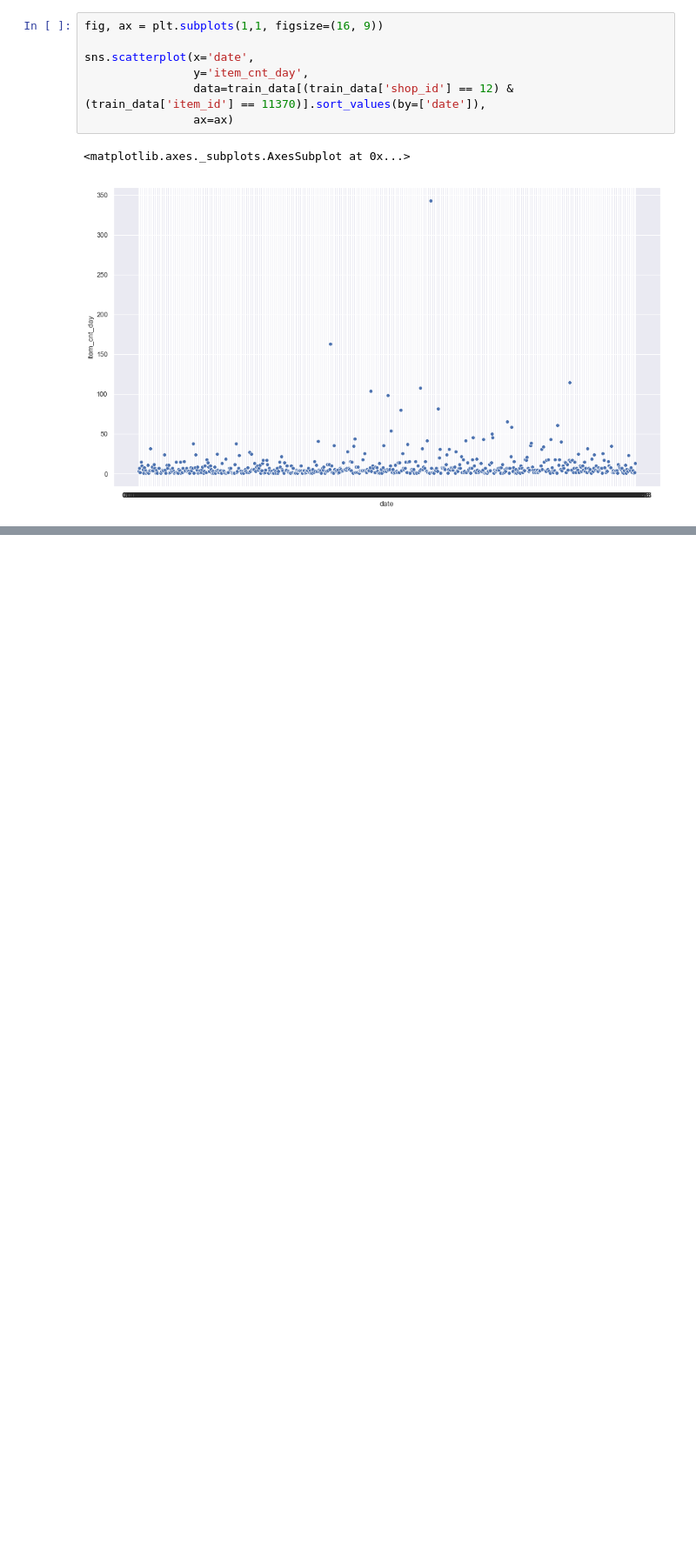
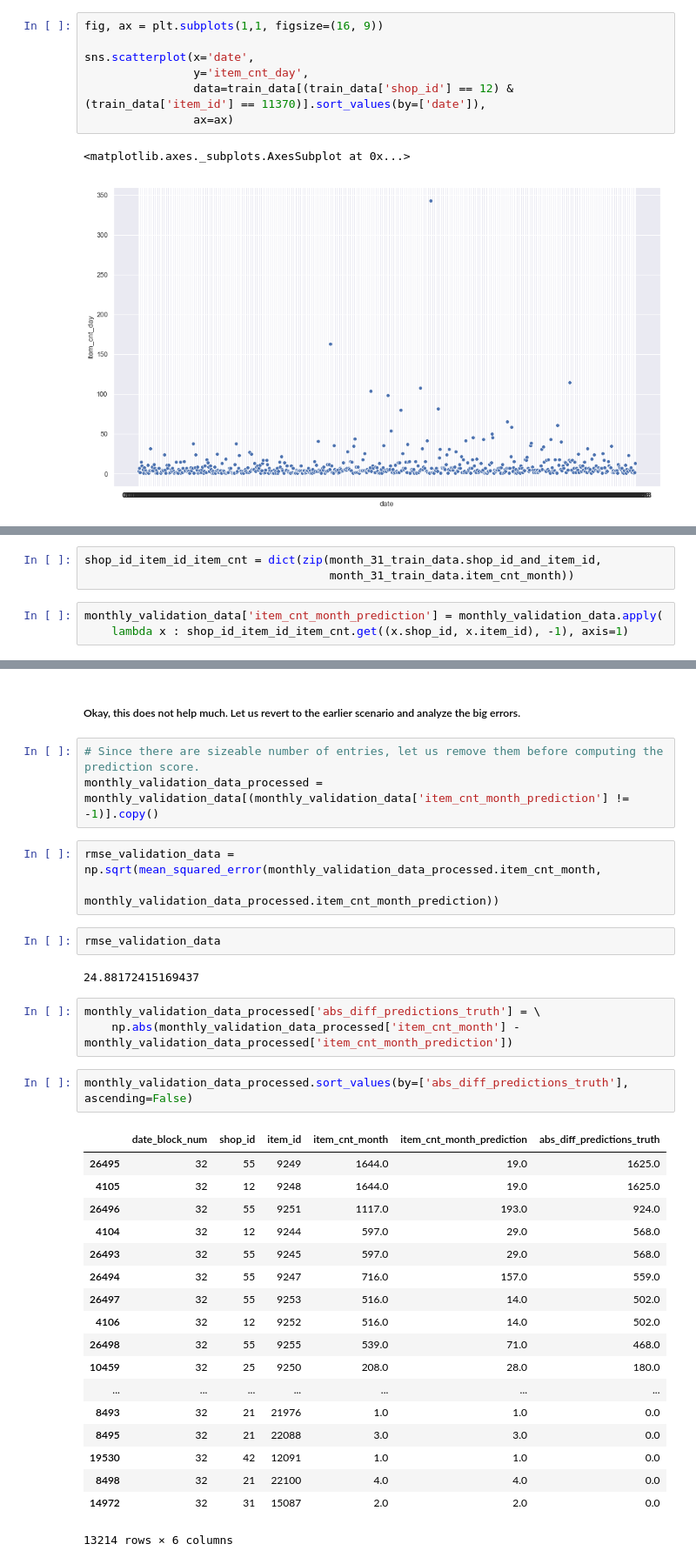
Before and after one commit to babinu-uthup-4JESUS-zz/Kaggle-Predict-Future-Sales, a Jupyter notebook: data_analysis_and_models/data_analysis_and_models.ipynb, the cells around one changed output, grey strips where cells are left out. Shown at 87% size. Cells and saved outputs as stored; diff of their text form; blank space fills up the shorter version.

Commit message:
Built a simple model using the previous value and analyzed the performance of the same.

```diff
--- a/data_analysis_and_models/data_analysis_and_models.ipynb
+++ b/data_analysis_and_models/data_analysis_and_models.ipynb
@@ -167,0 +195,6 @@ Since, we want to predict a monthly estimate in the end, let us start with the m
+# %%
+shop_id_item_id_item_cnt = dict(zip(month_31_train_data.shop_id_and_item_id,
+                                    month_31_train_data.item_cnt_month))
+# %%
+monthly_validation_data['item_cnt_month_prediction'] = monthly_validation_data.apply(
+    lambda x : shop_id_item_id_item_cnt.get((x.shop_id, x.item_id), -1), axis=1)
@@ -167,0 +244,36 @@ Since, we want to predict a monthly estimate in the end, let us start with the m
+# %% [markdown]
+##### Okay, this does not help much. Let us revert to the earlier scenario and analyze the big errors.
+# %%
+# Since there are sizeable number of entries, let us remove them before computing the prediction score.
+monthly_validation_data_processed = monthly_validation_data[(monthly_validation_data['item_cnt_month_prediction'] != -1)].copy()
+# %%
+rmse_validation_data = np.sqrt(mean_squared_error(monthly_validation_data_processed.item_cnt_month,
+                                                  monthly_validation_data_processed.item_cnt_month_prediction))
+# %%
+rmse_validation_data
+# %% [output]
+24.88172415169437
+# %%
+monthly_validation_data_processed['abs_diff_predictions_truth'] = \
+    np.abs(monthly_validation_data_processed['item_cnt_month'] - monthly_validation_data_processed['item_cnt_month_prediction'])
+# %%
+monthly_validation_data_processed.sort_values(by=['abs_diff_predictions_truth'], ascending=False)
+# %% [output]
+|  | date_block_num | shop_id | item_id | item_cnt_month | item_cnt_month_prediction | abs_diff_predictions_truth |
+| 26495 | 32 | 55 | 9249 | 1644.0 | 19.0 | 1625.0 |
+| 4105 | 32 | 12 | 9248 | 1644.0 | 19.0 | 1625.0 |
+| 26496 | 32 | 55 | 9251 | 1117.0 | 193.0 | 924.0 |
+| 4104 | 32 | 12 | 9244 | 597.0 | 29.0 | 568.0 |
+| 26493 | 32 | 55 | 9245 | 597.0 | 29.0 | 568.0 |
+| 26494 | 32 | 55 | 9247 | 716.0 | 157.0 | 559.0 |
+| 26497 | 32 | 55 | 9253 | 516.0 | 14.0 | 502.0 |
+| 4106 | 32 | 12 | 9252 | 516.0 | 14.0 | 502.0 |
+| 26498 | 32 | 55 | 9255 | 539.0 | 71.0 | 468.0 |
+| 10459 | 32 | 25 | 9250 | 208.0 | 28.0 | 180.0 |
+| ... | ... | ... | ... | ... | ... | ... |
+| 8493 | 32 | 21 | 21976 | 1.0 | 1.0 | 0.0 |
+| 8495 | 32 | 21 | 22088 | 3.0 | 3.0 | 0.0 |
+| 19530 | 32 | 42 | 12091 | 1.0 | 1.0 | 0.0 |
+| 8498 | 32 | 21 | 22100 | 4.0 | 4.0 | 0.0 |
+| 14972 | 32 | 31 | 15087 | 2.0 | 2.0 | 0.0 |
+13214 rows × 6 columns
```
Also changed, not shown: parts of 38 cells of this notebook.
